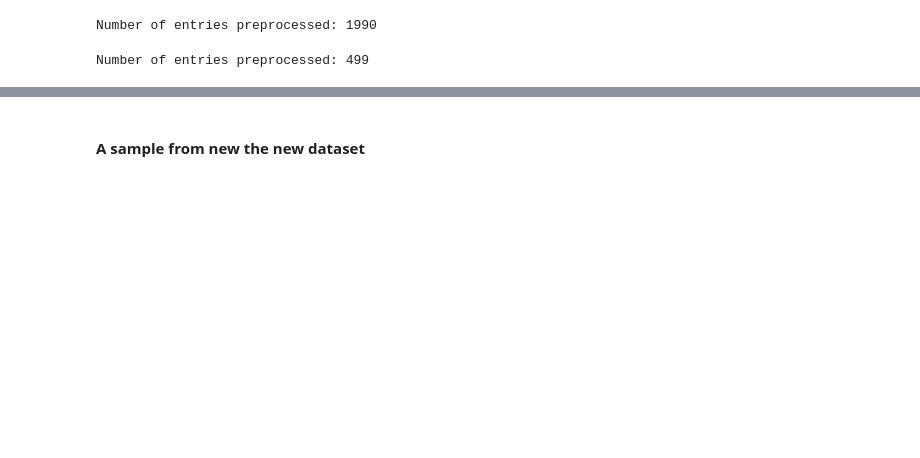
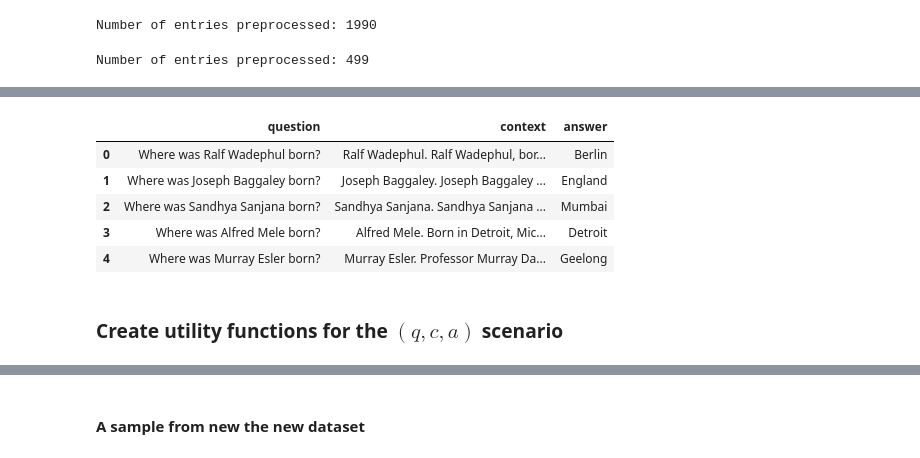
Before and after one commit to popescuaaa/effective-giggle, a Jupyter notebook: transformers/Experiments.ipynb, the cells around one changed output, grey strips where cells are left out. Saved outputs shown, nothing was run; the diff lists cells and outputs as text; code cells hidden in the pictures; blank space fills up the shorter version.

```diff
--- a/transformers/Experiments.ipynb
+++ b/transformers/Experiments.ipynb
@@ -109,0 +118,12 @@ Number of entries preprocessed: 499
+# %%
+test_dataset_df = pd.read_csv('data/birth_places_test_clean.tsv', sep='\t', names=['question', 'context', 'answer'])
+test_dataset_df.head()
+# %% [output]
+|  | question | context | answer |
+| 0 | Where was Ralf Wadephul born? | Ralf Wadephul. Ralf Wadephul, bor... | Berlin |
+| 1 | Where was Joseph Baggaley born? | Joseph Baggaley. Joseph Baggaley ... | England |
+| 2 | Where was Sandhya Sanjana born? | Sandhya Sanjana. Sandhya Sanjana ... | Mumbai |
+| 3 | Where was Alfred Mele born? | Alfred Mele. Born in Detroit, Mic... | Detroit |
+| 4 | Where was Murray Esler born? | Murray Esler. Professor Murray Da... | Geelong |
+# %% [markdown]
+### Create utility functions for the $(q, c, a)$ scenario
```
Also changed, not shown: parts of 47 cells of this notebook, 4 other files.
